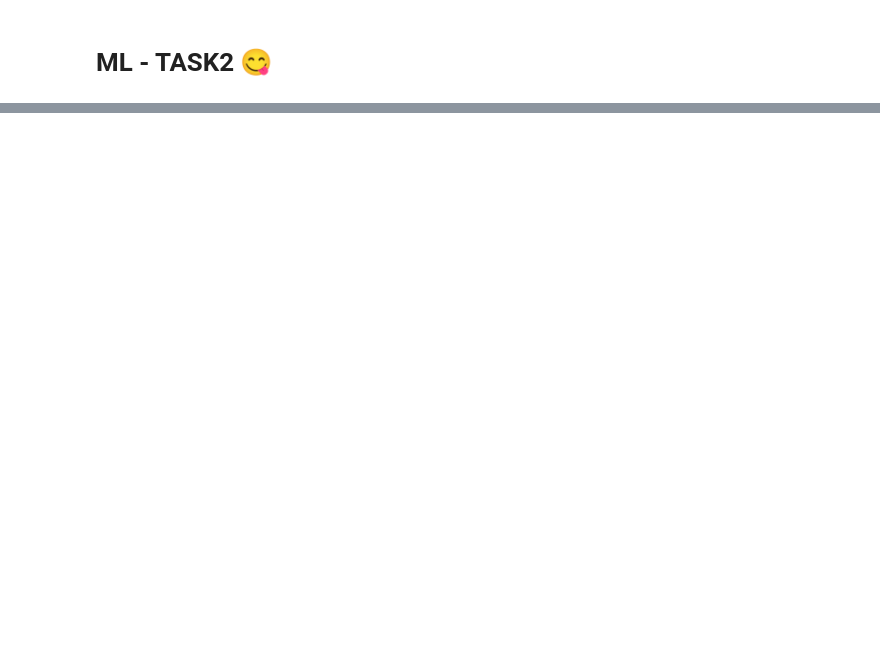
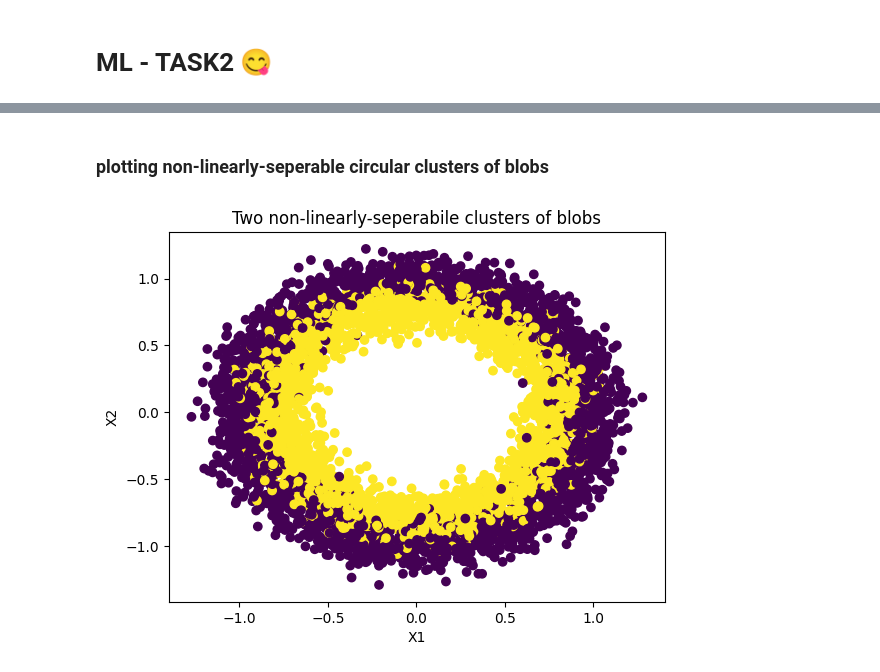
Before and after one commit to mcolesh/ds_playground, a Jupyter notebook: app_notebook.ipynb, the cells around one changed output, grey strips where cells are left out. Saved outputs shown, nothing was run; the diff lists cells and outputs as text; code cells hidden in the pictures; blank space fills up the shorter version.

```diff
--- a/app_notebook.ipynb
+++ b/app_notebook.ipynb
@@ -42,0 +155,11 @@ plt.show()
+# %% [markdown]
+### plotting non-linearly-seperable circular clusters of blobs
+# %%
+#split samples according to binarry classification
+plt.scatter(X[:, 0], X[:, 1], marker="o", c=y)
+plt.title('Two non-linearly-seperabile clusters of blobs')
+plt.xlabel('X1')
+plt.ylabel('X2')
+plt.show()
+# %% [output]
+[figure, added]
```
Also changed, not shown: parts of 30 cells of this notebook.
